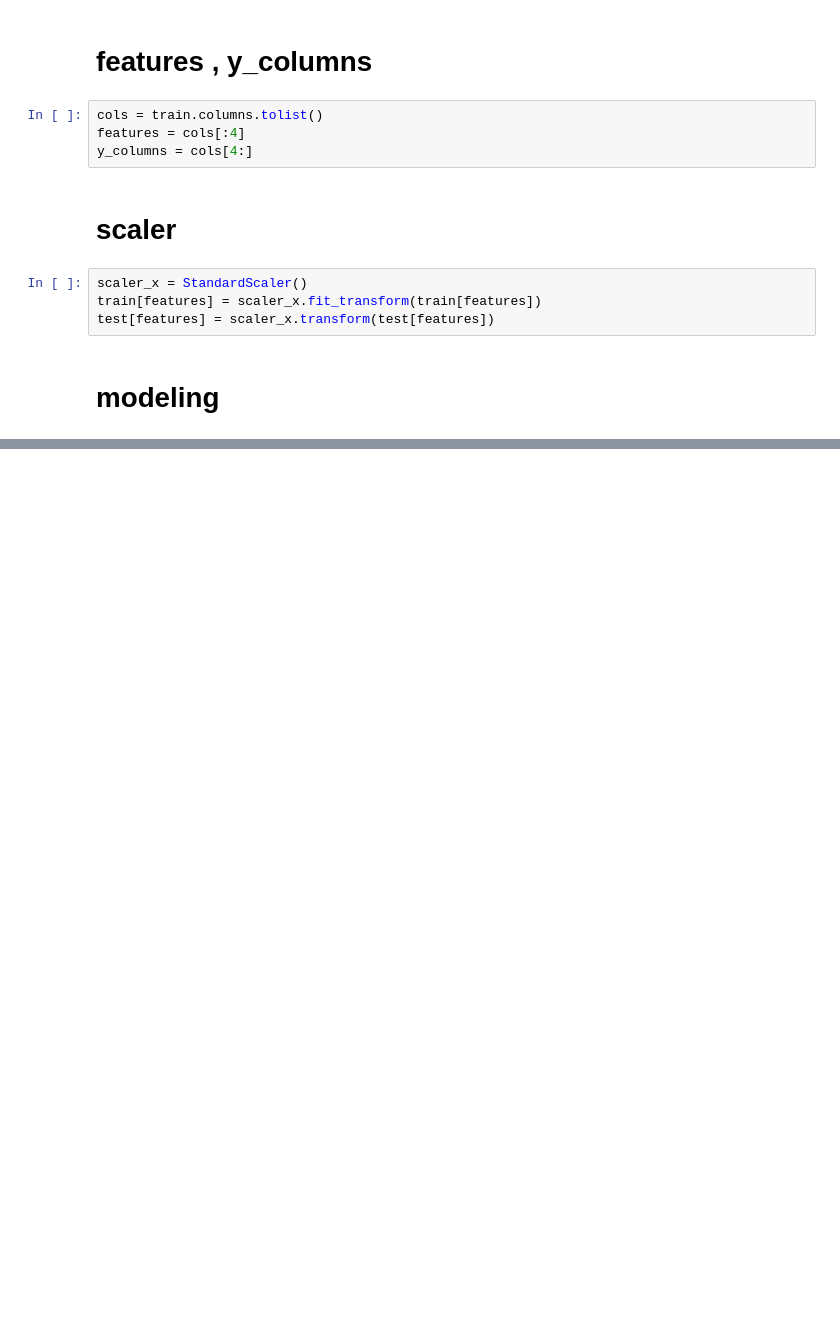
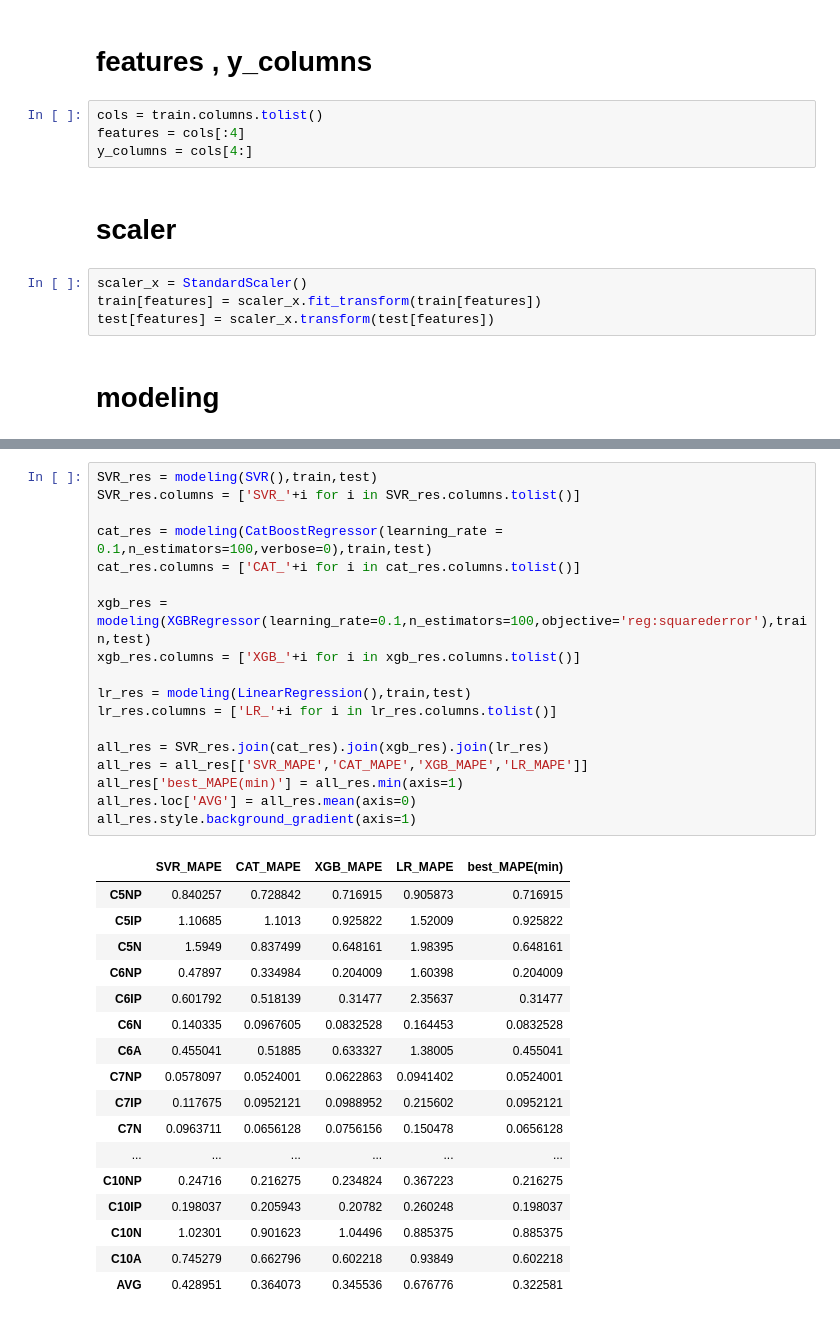
Before and after one commit to skywalker0803r/works, a Jupyter notebook: MultiOutputRegressor.ipynb, the cells around one changed output, grey strips where cells are left out. Cells and saved outputs as stored; diff of their text form; blank space fills up the shorter version.

```diff
--- a/MultiOutputRegressor.ipynb
+++ b/MultiOutputRegressor.ipynb
@@ -251,0 +143,36 @@ modeling(MLPRegressor(),train,test)
+# %%
+SVR_res = modeling(SVR(),train,test)
+SVR_res.columns = ['SVR_'+i for i in SVR_res.columns.tolist()]
+
+cat_res = modeling(CatBoostRegressor(learning_rate = 0.1,n_estimators=100,verbose=0),train,test)
+cat_res.columns = ['CAT_'+i for i in cat_res.columns.tolist()]
+
+xgb_res = modeling(XGBRegressor(learning_rate=0.1,n_estimators=100,objective='reg:squarederror'),train,test)
+xgb_res.columns = ['XGB_'+i for i in xgb_res.columns.tolist()]
+
+lr_res = modeling(LinearRegression(),train,test)
+lr_res.columns = ['LR_'+i for i in lr_res.columns.tolist()]
+
+all_res = SVR_res.join(cat_res).join(xgb_res).join(lr_res)
+all_res = all_res[['SVR_MAPE','CAT_MAPE','XGB_MAPE','LR_MAPE']]
+all_res['best_MAPE(min)'] = all_res.min(axis=1)
+all_res.loc['AVG'] = all_res.mean(axis=0)
+all_res.style.background_gradient(axis=1)
+# %% [output]
+|  | SVR_MAPE | CAT_MAPE | XGB_MAPE | LR_MAPE | best_MAPE(min) |
+| C5NP | 0.840257 | 0.728842 | 0.716915 | 0.905873 | 0.716915 |
+| C5IP | 1.10685 | 1.1013 | 0.925822 | 1.52009 | 0.925822 |
+| C5N | 1.5949 | 0.837499 | 0.648161 | 1.98395 | 0.648161 |
+| C6NP | 0.47897 | 0.334984 | 0.204009 | 1.60398 | 0.204009 |
+| C6IP | 0.601792 | 0.518139 | 0.31477 | 2.35637 | 0.31477 |
+| C6N | 0.140335 | 0.0967605 | 0.0832528 | 0.164453 | 0.0832528 |
+| C6A | 0.455041 | 0.51885 | 0.633327 | 1.38005 | 0.455041 |
+| C7NP | 0.0578097 | 0.0524001 | 0.0622863 | 0.0941402 | 0.0524001 |
+| C7IP | 0.117675 | 0.0952121 | 0.0988952 | 0.215602 | 0.0952121 |
+| C7N | 0.0963711 | 0.0656128 | 0.0756156 | 0.150478 | 0.0656128 |
+| ... | ... | ... | ... | ... | ... |
+| C10NP | 0.24716 | 0.216275 | 0.234824 | 0.367223 | 0.216275 |
+| C10IP | 0.198037 | 0.205943 | 0.20782 | 0.260248 | 0.198037 |
+| C10N | 1.02301 | 0.901623 | 1.04496 | 0.885375 | 0.885375 |
+| C10A | 0.745279 | 0.662796 | 0.602218 | 0.93849 | 0.602218 |
+| AVG | 0.428951 | 0.364073 | 0.345536 | 0.676776 | 0.322581 |
```
Also changed, not shown: parts of 17 cells of this notebook.
